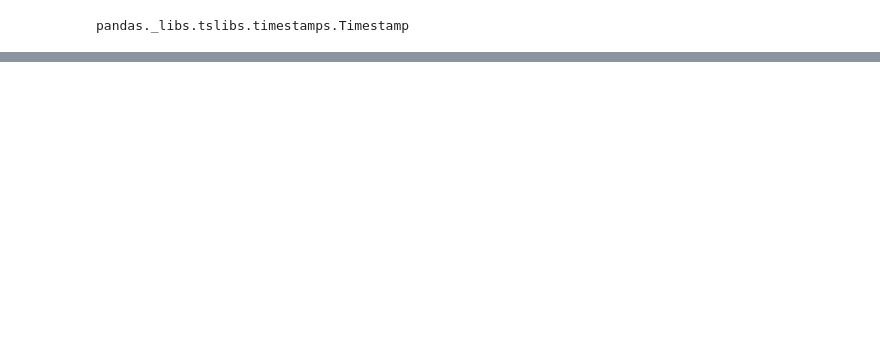
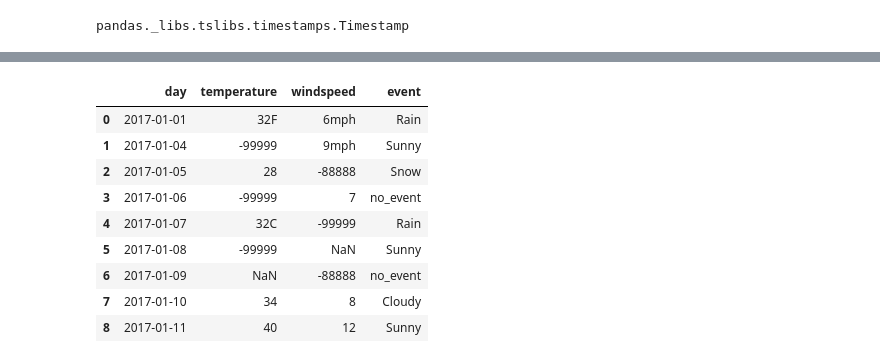
Before and after one commit to CODERSOUV/Pandas_repo, a Jupyter notebook: csv_manupulate.ipynb, the cells around one changed output, grey strips where cells are left out. Drawn from its saved outputs; the diff is of its cells as text; code cells hidden in the pictures; blank space fills up the shorter version.

```diff
--- a/csv_manupulate.ipynb
+++ b/csv_manupulate.ipynb
@@ -202,0 +190,13 @@ pandas._libs.tslibs.timestamps.Timestamp
+# %%
+df
+# %% [output]
+|  | day | temperature | windspeed | event |
+| 0 | 2017-01-01 | 32F | 6mph | Rain |
+| 1 | 2017-01-04 | -99999 | 9mph | Sunny |
+| 2 | 2017-01-05 | 28 | -88888 | Snow |
+| 3 | 2017-01-06 | -99999 | 7 | no_event |
+| 4 | 2017-01-07 | 32C | -99999 | Rain |
+| 5 | 2017-01-08 | -99999 | NaN | Sunny |
+| 6 | 2017-01-09 | NaN | -88888 | no_event |
+| 7 | 2017-01-10 | 34 | 8 | Cloudy |
+| 8 | 2017-01-11 | 40 | 12 | Sunny |
```
Also changed, not shown: parts of 31 cells of this notebook, 2 other files.
